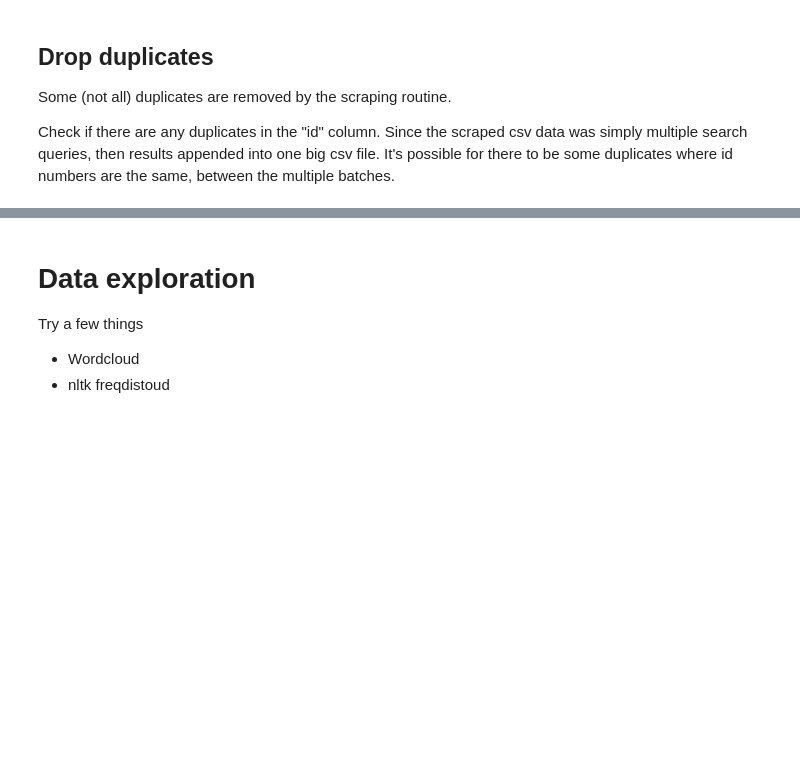
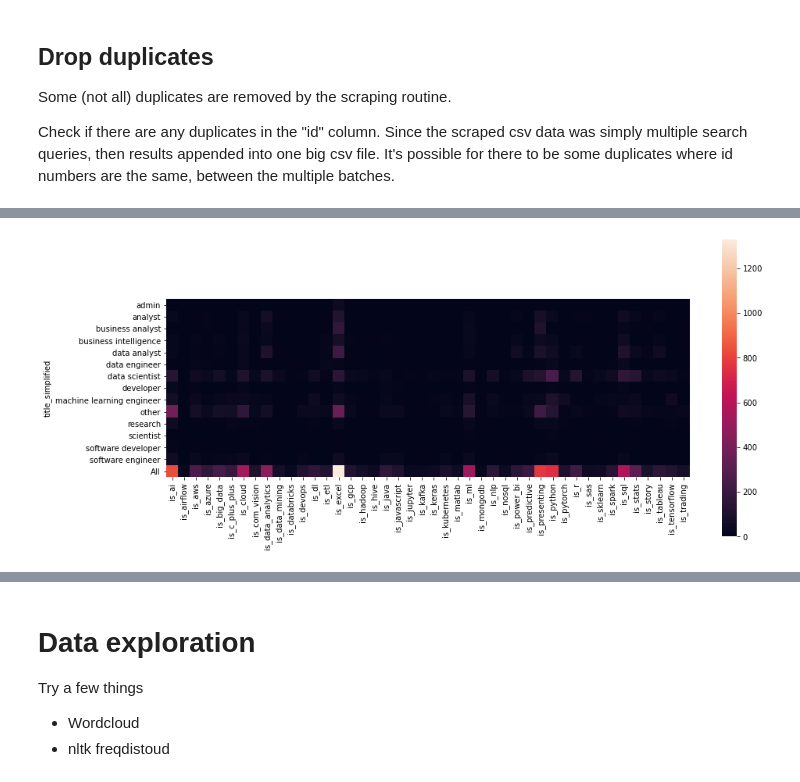
Before and after one commit to adin786/jobs-analysis, a Jupyter notebook: jobs-analysis.ipynb, the cells around one changed output, grey strips where cells are left out. Saved outputs shown, nothing was run; the diff lists cells and outputs as text; code cells hidden in the pictures; blank space fills up the shorter version.

```diff
--- a/jobs-analysis.ipynb
+++ b/jobs-analysis.ipynb
@@ -145,0 +514,6 @@ df[mask].title.iloc[:10].tolist()
+# %%
+# Plot a heatmap to visually see the most popularly requested skills for each job title.
+plt.figure(figsize=(15,7))
+sns.heatmap(piv, square=True);
+# %% [output]
+[figure, added]
```
Also changed, not shown: parts of 85 cells of this notebook, 2 other files.
